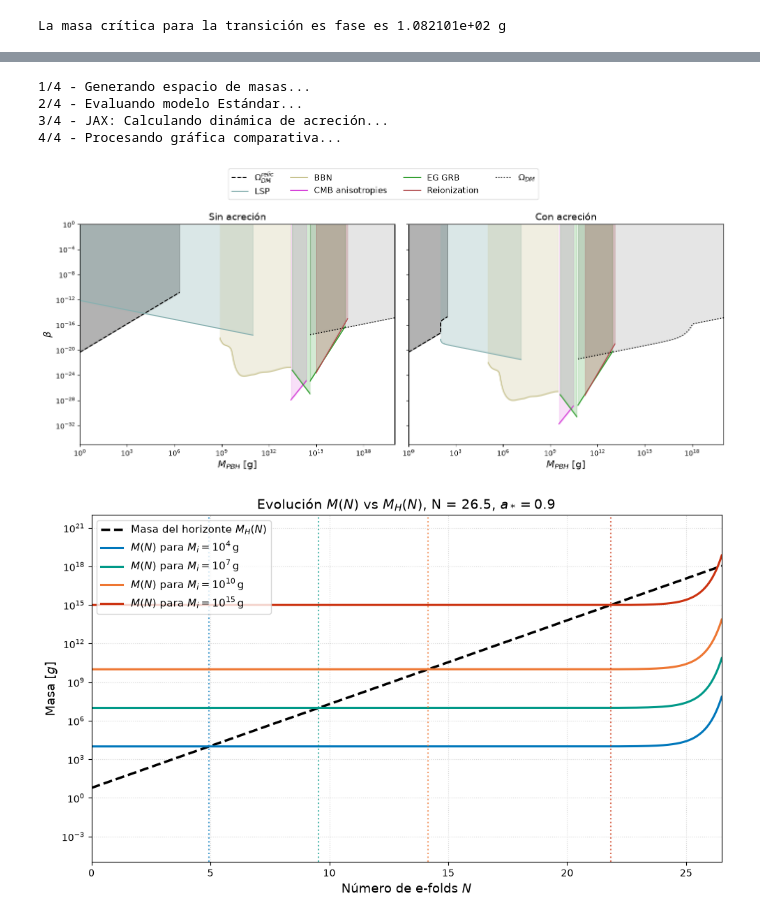
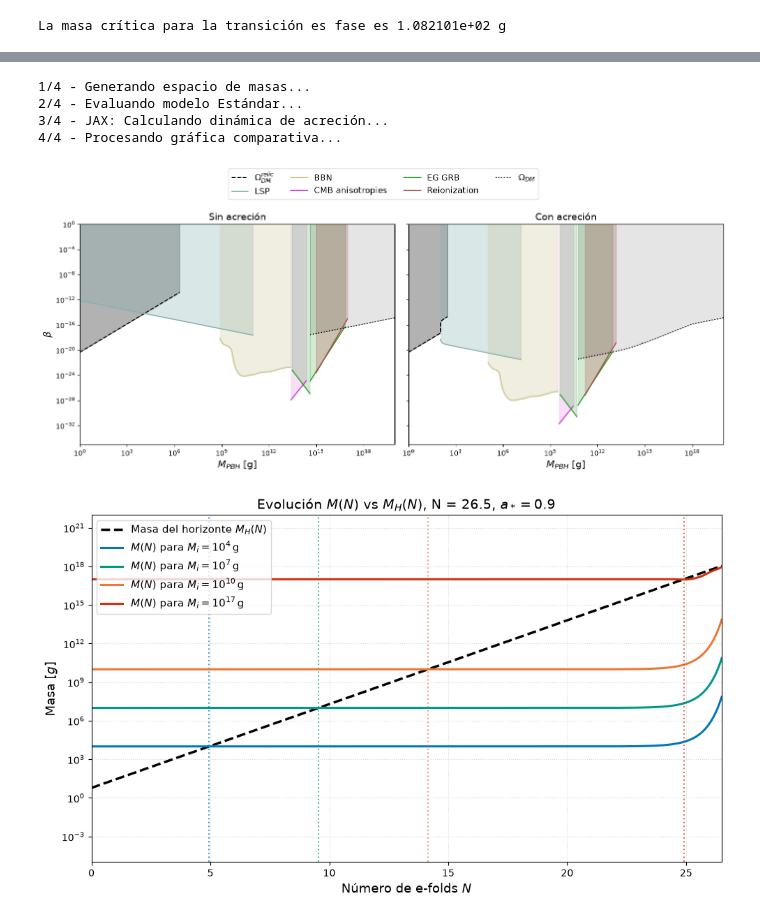
Before and after one commit to Baitzadust/pbh-beta, a Jupyter notebook: PBHBeta/pruebaacrecion.ipynb, the cells around one changed output, grey strips where cells are left out. Saved outputs shown, nothing was run; the diff lists cells and outputs as text; code cells hidden in the pictures.

```diff
--- a/PBHBeta/pruebaacrecion.ipynb
+++ b/PBHBeta/pruebaacrecion.ipynb
@@ -1222,7 +1231,7 @@ def graficar_comparativa_espectros():
     plot_y_sombrear(ax1, M_dm_n_std, betas_dm_n_std, colores['dm'], r'$\Omega_{DM}$', linestyle=':', alpha_fill=0.1)
 
     # --- PANEL DERECHO: CON ACRECIÓN ---
-    ax2.set_title("Con acreción", fontsize=14)
+    ax2.set_title(f"Con acreción ($N = {N_fin}, a_* = {a_star}$)", fontsize=14)
     plot_y_sombrear(ax2, M_relic_acc, betas_relic_acc, colores['relic'], r'$\Omega_{DM}^{relic}$', linestyle='--')
     plot_y_sombrear(ax2, M_lsp_acc, betas_lsp_acc, colores['lsp'], 'LSP')
     plot_y_sombrear(ax2, M_bbn_acc, betas_bbn_acc, colores['bbn'], 'BBN', alpha_fill=0.25)
@@ -1264,7 +1273,7 @@ if __name__ == "__main__":
 2/4 - Evaluando modelo Estándar...
 3/4 - JAX: Calculando dinámica de acreción...
 4/4 - Procesando gráfica comparativa...
-[figure, old version]
+[figure, new version]
 # %%
 import numpy as np
 import jax
@@ -1331,7 +1340,9 @@ def trayectoria_pbh_vs_horizonte(Mi_val_g, N_fin, a_star, N_puntos=1000):
         supresion = M_reg * mu_pl
         f_acc = f_acc_base * supresion
         dM_dN_acrecion = f_acc * 4.0 * jnp.pi * C_4_val * r_plus**2.0 * (rho_val / H_val)
-
+        M_H_actual = 1.0 / H_val
+        factor_causal = jnp.clip(1.0 - (M_reg / M_H_actual), 0.0, 1.0)
+        dM_dN_acrecion = dM_dN_acrecion * factor_causal
         # 2. Dinámica de Evaporación
         dM_dt_evap_pl = - (1.0 / (3.0 * (M_actual**2.0 + 1.0))) * factor_evap_kerr
         dM_dN_evap_real = dM_dt_evap_pl / H_val
@@ -1386,35 +1397,35 @@ def trayectoria_pbh_vs_horizonte(Mi_val_g, N_fin, a_star, N_puntos=1000):
 def plot_horizonte_vs_pbh():
     N_fin = 26.5
     a_star = 0.9
-    masas_prueba = [1e4, 1e7, 1e10, 1e15]  # Masas en gramos
+    masas_prueba = [1e4, 1e7, 1e10, 1e17]  # Masas en gramos
     colores = ['#0077BB', '#009988', '#EE7733', '#CC3311']
 
     plt.figure(figsize=(10, 6))
 
     # Evolución del horizonte de Hubble
     N_grid, _, M_H_g, _ = trayectoria_pbh_vs_horizonte(masas_prueba[0], N_fin, a_star)
     plt.plot(N_grid, M_H_g, color='black', linestyle='--', lw=2.5, label=r'Masa del horizonte $M_H(N)$')
 
     for idx, M_i in enumerate(masas_prueba):
         _, M_pbh_g, _, N_ini = trayectoria_pbh_vs_horizonte(M_i, N_fin, a_star)
 
         plt.plot(N_grid, M_pbh_g, color=colores[idx], lw=2.2,
                  label=rf'$M(N)$ para $M_i = 10^{{{int(np.log10(M_i))}}}\,$g')
 
         plt.axvline(x=float(N_ini), color=colores[idx], linestyle=':', alpha=0.7)
 
     plt.yscale('log')
     plt.xlabel(r'Número de e-folds $N$', fontsize=13)
     plt.ylabel(r'Masa $[g]$', fontsize=13)
     plt.title(rf'Evolución $M(N)$ vs $M_H(N)$, N = {N_fin}, $a_* = {a_star}$' ,fontsize=14)
     plt.xlim(0, N_fin)
     plt.ylim(1e-5, 1e22)
     plt.grid(True, which='both', ls=':', alpha=0.5)
     plt.legend(fontsize=11, loc='upper left')
     plt.tight_layout()
     plt.show()
 
 if __name__ == "__main__":
     plot_horizonte_vs_pbh()
 # %% [output]
-[figure, old version]
+[figure, new version]
```
Also changed, not shown: parts of 5 cells of this notebook, 1 other file.
